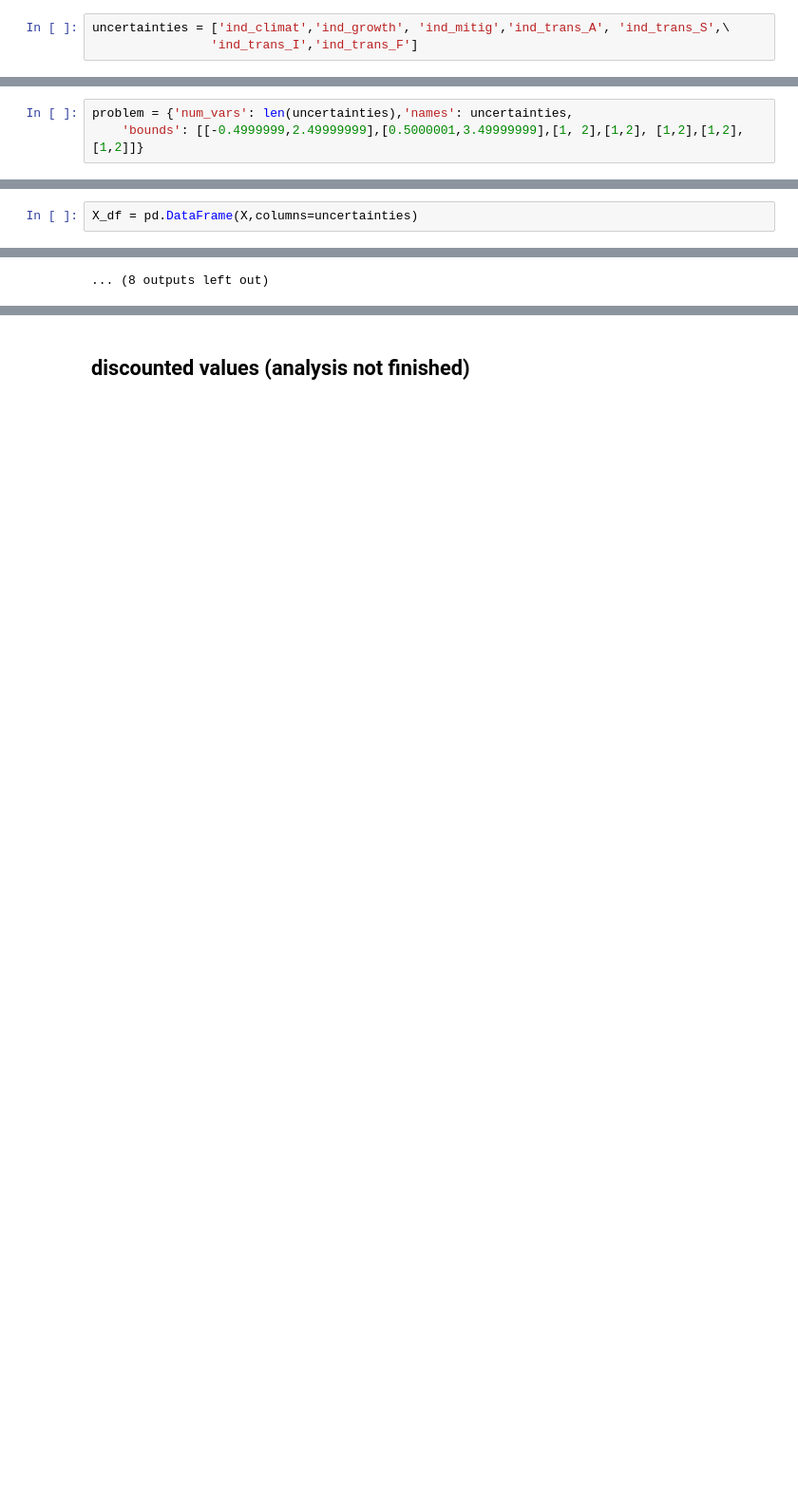
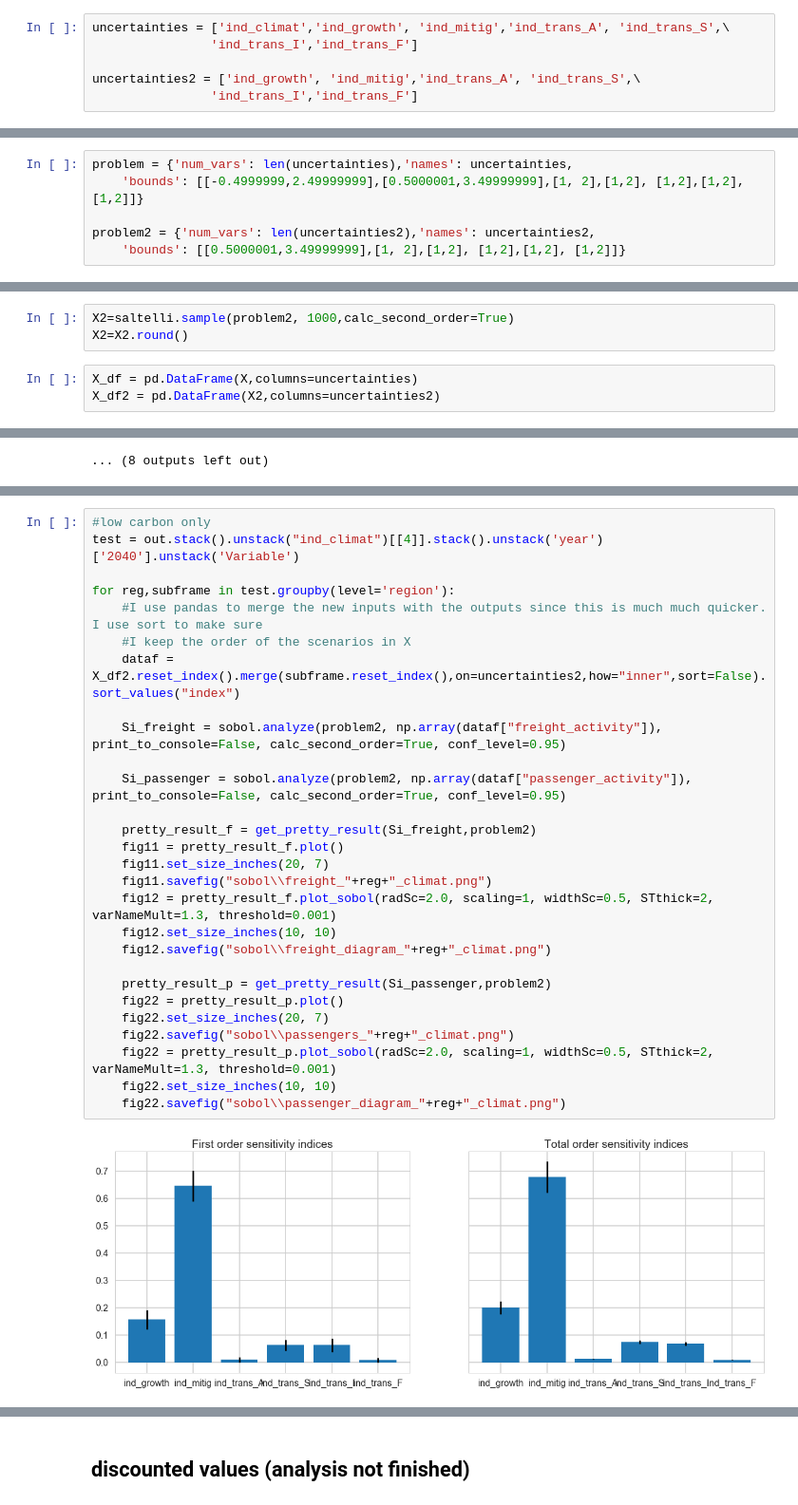
Before and after one commit to julierozenberg/infra_needs_analyses, a Jupyter notebook: cired_results_analysis_clean.ipynb, the cells around one changed output, grey strips where cells are left out. Shown at 95% size. Cells and saved outputs as stored; diff of their text form; blank space fills up the shorter version.

```diff
--- a/cired_results_analysis_clean.ipynb
+++ b/cired_results_analysis_clean.ipynb
@@ -347,6 +350,9 @@ datat = out.stack().unstack('year')['2040'].unstack('Variable').reset_index()
 # %%
 uncertainties = ['ind_climat','ind_growth', 'ind_mitig','ind_trans_A', 'ind_trans_S',\
                 'ind_trans_I','ind_trans_F']
+
+uncertainties2 = ['ind_growth', 'ind_mitig','ind_trans_A', 'ind_trans_S',\
+                'ind_trans_I','ind_trans_F']
 # %%
 for unc in uncertainties:
     print(datat[unc].unique())
@@ -361,11 +367,18 @@ for unc in uncertainties:
 # %%
 problem = {'num_vars': len(uncertainties),'names': uncertainties,
     'bounds': [[-0.4999999,2.49999999],[0.5000001,3.49999999],[1, 2],[1,2], [1,2],[1,2], [1,2]]}
+
+problem2 = {'num_vars': len(uncertainties2),'names': uncertainties2,
+    'bounds': [[0.5000001,3.49999999],[1, 2],[1,2], [1,2],[1,2], [1,2]]}
 # %%
 X=saltelli.sample(problem, 1000,calc_second_order=True)
 X=X.round()
+# %%
+X2=saltelli.sample(problem2, 1000,calc_second_order=True)
+X2=X2.round()
 # %%
 X_df = pd.DataFrame(X,columns=uncertainties)
+X_df2 = pd.DataFrame(X2,columns=uncertainties2)
 # %%
 X_df['ind_climat'] = X_df['ind_climat'].replace({-0:0,1:2,2:4})
 # %%
@@ -425,0 +443,30 @@ for reg,subframe in test.groupby(level='region'):
+# %%
+#low carbon only
+test = out.stack().unstack("ind_climat")[[4]].stack().unstack('year')['2040'].unstack('Variable')
+
+for reg,subframe in test.groupby(level='region'):
+    #I use pandas to merge the new inputs with the outputs since this is much much quicker. I use sort to make sure
+    #I keep the order of the scenarios in X
+    dataf = X_df2.reset_index().merge(subframe.reset_index(),on=uncertainties2,how="inner",sort=False).sort_values("index")
+
+    Si_freight = sobol.analyze(problem2, np.array(dataf["freight_activity"]), print_to_console=False, calc_second_order=True, conf_level=0.95)
+
+    Si_passenger = sobol.analyze(problem2, np.array(dataf["passenger_activity"]), print_to_console=False, calc_second_order=True, conf_level=0.95)
+
+    pretty_result_f = get_pretty_result(Si_freight,problem2)
+    fig11 = pretty_result_f.plot()
+    fig11.set_size_inches(20, 7)
+    fig11.savefig("sobol\\freight_"+reg+"_climat.png")
+    fig12 = pretty_result_f.plot_sobol(radSc=2.0, scaling=1, widthSc=0.5, STthick=2, varNameMult=1.3, threshold=0.001)
+    fig12.set_size_inches(10, 10)
+    fig12.savefig("sobol\\freight_diagram_"+reg+"_climat.png")
+
+    pretty_result_p = get_pretty_result(Si_passenger,problem2)
+    fig22 = pretty_result_p.plot()
+    fig22.set_size_inches(20, 7)
+    fig22.savefig("sobol\\passengers_"+reg+"_climat.png")
+    fig22 = pretty_result_p.plot_sobol(radSc=2.0, scaling=1, widthSc=0.5, STthick=2, varNameMult=1.3, threshold=0.001)
+    fig22.set_size_inches(10, 10)
+    fig22.savefig("sobol\\passenger_diagram_"+reg+"_climat.png")
+# %% [output]
+[figure, added]
```
Also changed, not shown: parts of 46 cells of this notebook.
